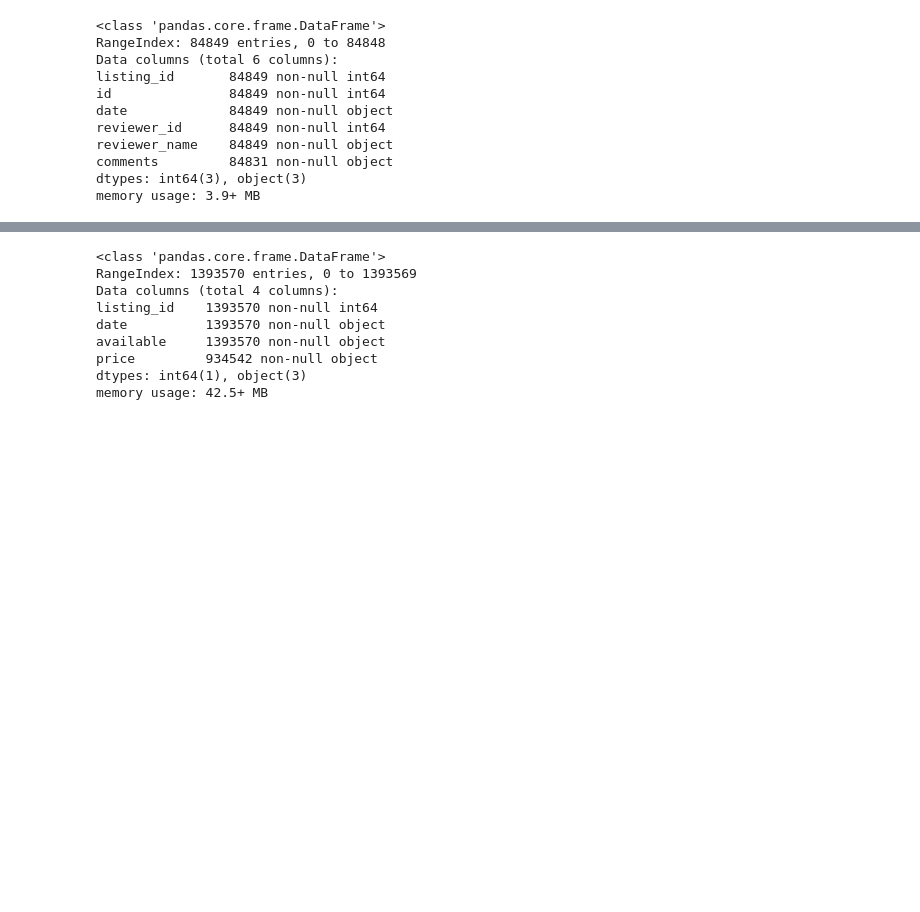
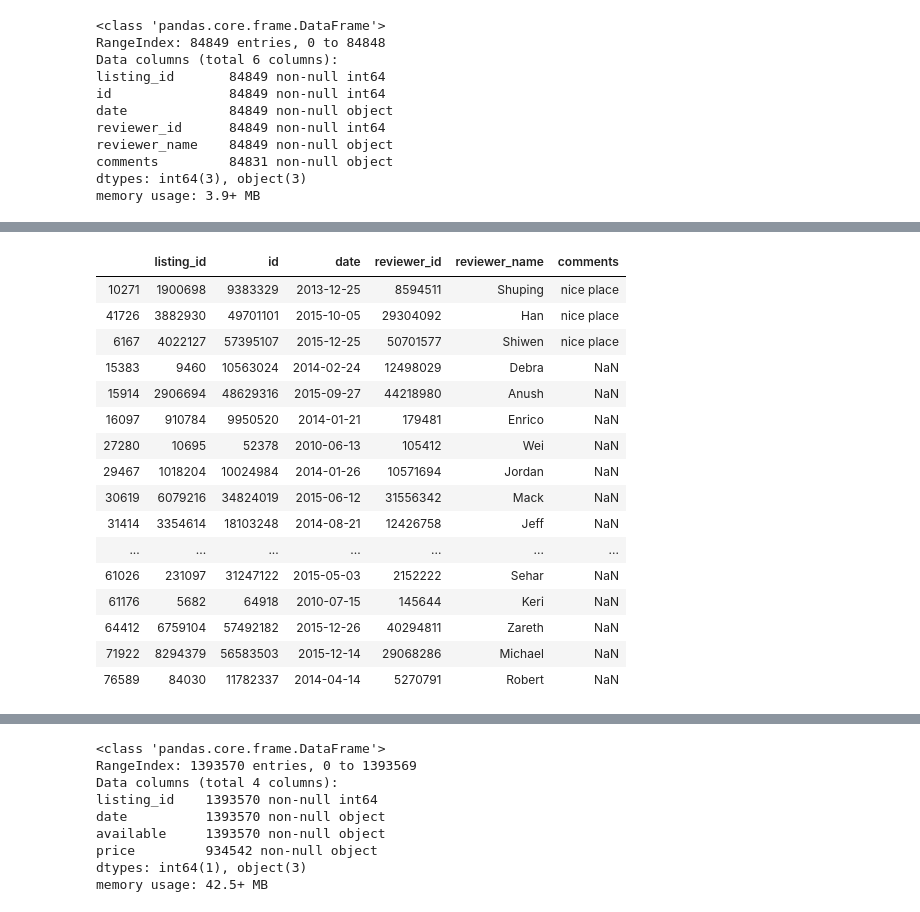
Before and after one commit to osama1991bokhari/Project4_Writing_Blog, a Jupyter notebook: Project 4 Writing a Data Scientist blog post.ipynb, the cells around one changed output, grey strips where cells are left out. Saved outputs shown, nothing was run; the diff lists cells and outputs as text; code cells hidden in the pictures; blank space fills up the shorter version.

```diff
--- a/Project 4 Writing a Data Scientist blog post.ipynb
+++ b/Project 4 Writing a Data Scientist blog post.ipynb
@@ -66,0 +174,20 @@ memory usage: 3.9+ MB
+# %%
+duplicated_review.tail(20)
+# %% [output]
+|  | listing_id | id | date | reviewer_id | reviewer_name | comments |
+| 10271 | 1900698 | 9383329 | 2013-12-25 | 8594511 | Shuping | nice place |
+| 41726 | 3882930 | 49701101 | 2015-10-05 | 29304092 | Han | nice place |
+| 6167 | 4022127 | 57395107 | 2015-12-25 | 50701577 | Shiwen | nice place |
+| 15383 | 9460 | 10563024 | 2014-02-24 | 12498029 | Debra | NaN |
+| 15914 | 2906694 | 48629316 | 2015-09-27 | 44218980 | Anush | NaN |
+| 16097 | 910784 | 9950520 | 2014-01-21 | 179481 | Enrico | NaN |
+| 27280 | 10695 | 52378 | 2010-06-13 | 105412 | Wei | NaN |
+| 29467 | 1018204 | 10024984 | 2014-01-26 | 10571694 | Jordan | NaN |
+| 30619 | 6079216 | 34824019 | 2015-06-12 | 31556342 | Mack | NaN |
+| 31414 | 3354614 | 18103248 | 2014-08-21 | 12426758 | Jeff | NaN |
+| ... | ... | ... | ... | ... | ... | ... |
+| 61026 | 231097 | 31247122 | 2015-05-03 | 2152222 | Sehar | NaN |
+| 61176 | 5682 | 64918 | 2010-07-15 | 145644 | Keri | NaN |
+| 64412 | 6759104 | 57492182 | 2015-12-26 | 40294811 | Zareth | NaN |
+| 71922 | 8294379 | 56583503 | 2015-12-14 | 29068286 | Michael | NaN |
+| 76589 | 84030 | 11782337 | 2014-04-14 | 5270791 | Robert | NaN |
```
Also changed, not shown: parts of 21 cells of this notebook.
